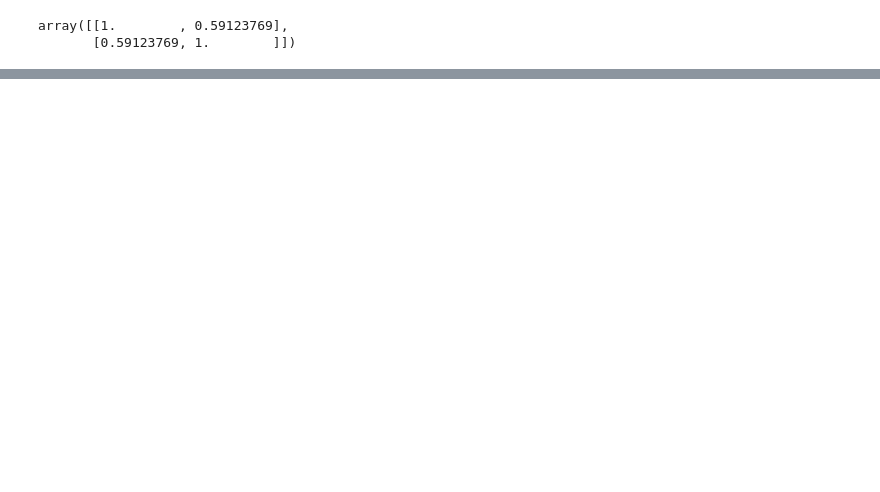
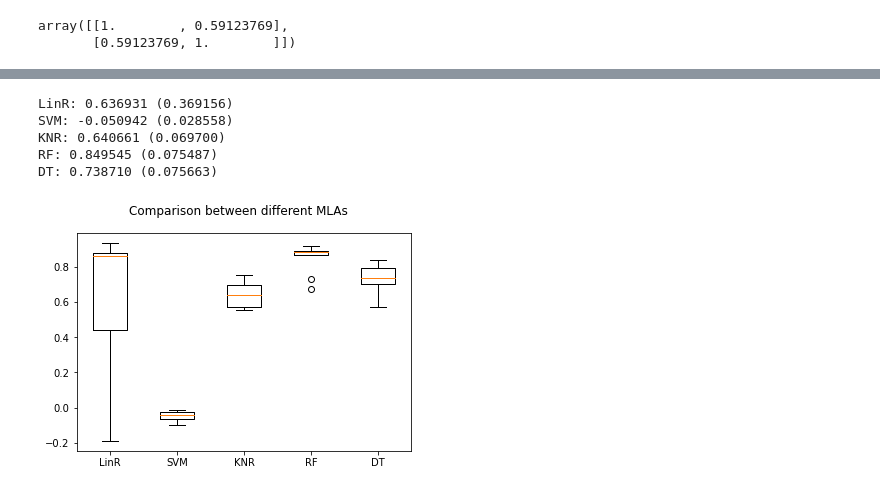
Before and after one commit to sperng/kaggle_house_prices, a Jupyter notebook: house_prices_competition.ipynb, the cells around one changed output, grey strips where cells are left out. Saved outputs shown, nothing was run; the diff lists cells and outputs as text; code cells hidden in the pictures; blank space fills up the shorter version.

Commit message:
use random forest regressor

```diff
--- a/house_prices_competition.ipynb
+++ b/house_prices_competition.ipynb
@@ -349,0 +361,33 @@ print(Fit)
+# %%
+#Test regression models
+models = []
+models.append(('LinR', LinearRegression()))
+models.append(('SVM', SVR()))
+models.append(('KNR', KNeighborsRegressor()))
+models.append(('RF', RandomForestRegressor(max_depth=30)))
+models.append(('DT', DecisionTreeRegressor()))
+# %%
+results = []
+names = []
+scoring = 'accuracy'
+for name, model in models:
+    kfold = model_selection.KFold(n_splits=10)
+    cv_results = model_selection.cross_val_score(model, X_train, y_train, cv=kfold)
+    results.append(cv_results)
+    names.append(name)
+    msg = "%s: %f (%f)" % (name, cv_results.mean(), cv_results.std())
+    print(msg)
+# boxplot algorithm comparison
+fig = plt.figure()
+fig.suptitle('Comparison between different MLAs')
+ax = fig.add_subplot(111)
+plt.boxplot(results)
+ax.set_xticklabels(names)
+plt.show()
+# %% [output]
+LinR: 0.636931 (0.369156)
+SVM: -0.050942 (0.028558)
+KNR: 0.640661 (0.069700)
+RF: 0.849545 (0.075487)
+DT: 0.738710 (0.075663)
+[figure, added]
```
Also changed, not shown: parts of 11 cells of this notebook.
